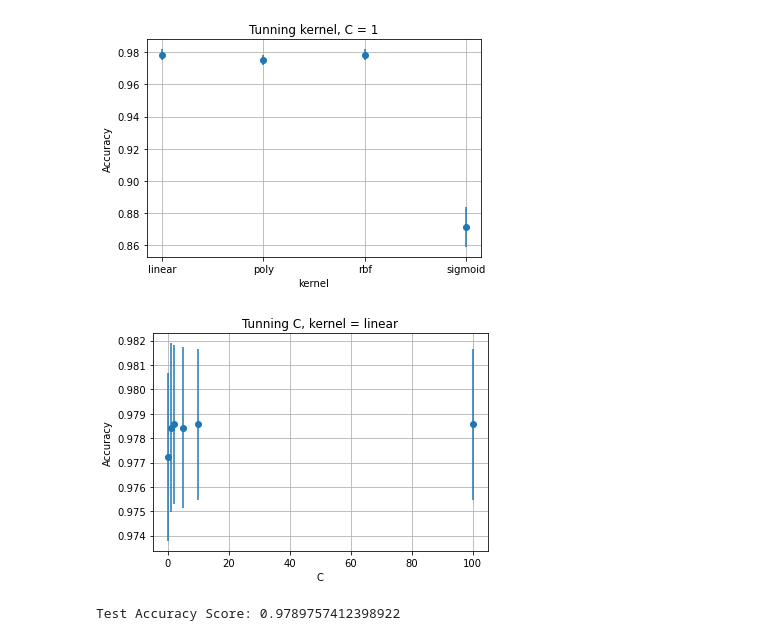
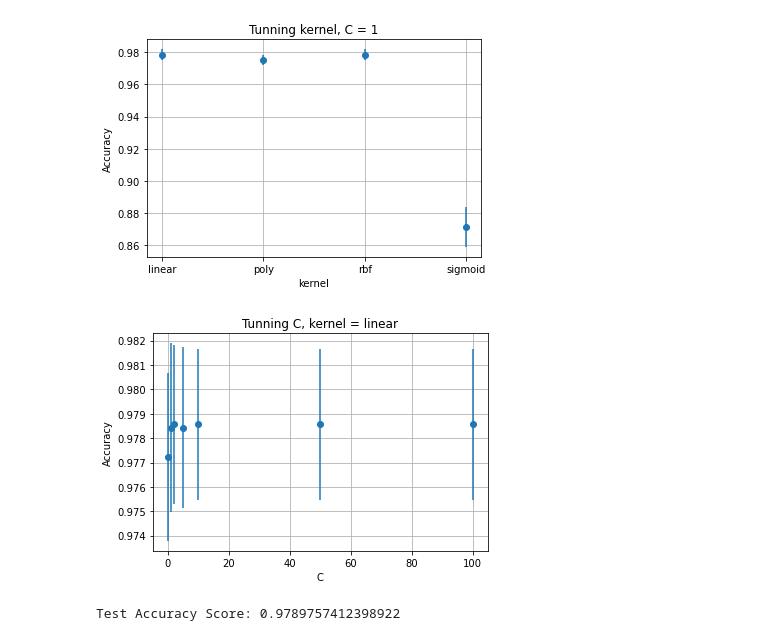
Before and after one commit to JJLEE-20194099/machine_learning_from_zero_to_hero_course, a Jupyter notebook: SVM/SVM_Classification.ipynb, the cells around one changed output. Drawn from its saved outputs; the diff is of its cells as text; code cells hidden in the pictures.

```diff
--- a/SVM/SVM_Classification.ipynb
+++ b/SVM/SVM_Classification.ipynb
@@ -170,26 +170,26 @@ plt.show()
 # %%
 title = "Tunning C, kernel = linear"
 
 xlabel = "C"
-C_list = [0.1, 1.0, 2.0, 5.0, 10.0, 100.0]
+C_list = [0.1, 1.0, 2.0, 5.0, 10.0, 50.0, 100.0]
 mean_scores = []
 errors = []
 
 for C in tqdm(C_list):
     svm_clf = svm.SVC(kernel = "linear", C = C)
     mean, std = cross_validation(svm_clf)
     mean_scores.append(mean)
     errors.append(std)
 
 plot(title, xlabel, C_list, mean_scores, errors)
 
 if (os.path.exists('images') == False):
     os.makedirs('images')
 
 plt.savefig('images/svm_tunning_C.png', bbox_inches="tight")
 plt.show()
 # %% [output]
-[figure, old version]
+[figure, new version]
 # %%
 svm_clf = svm.SVC(kernel = "linear", C = 2)
 svm_clf.fit(X_train, y_train)
```
Also changed, not shown: parts of 1 cell of this notebook.
